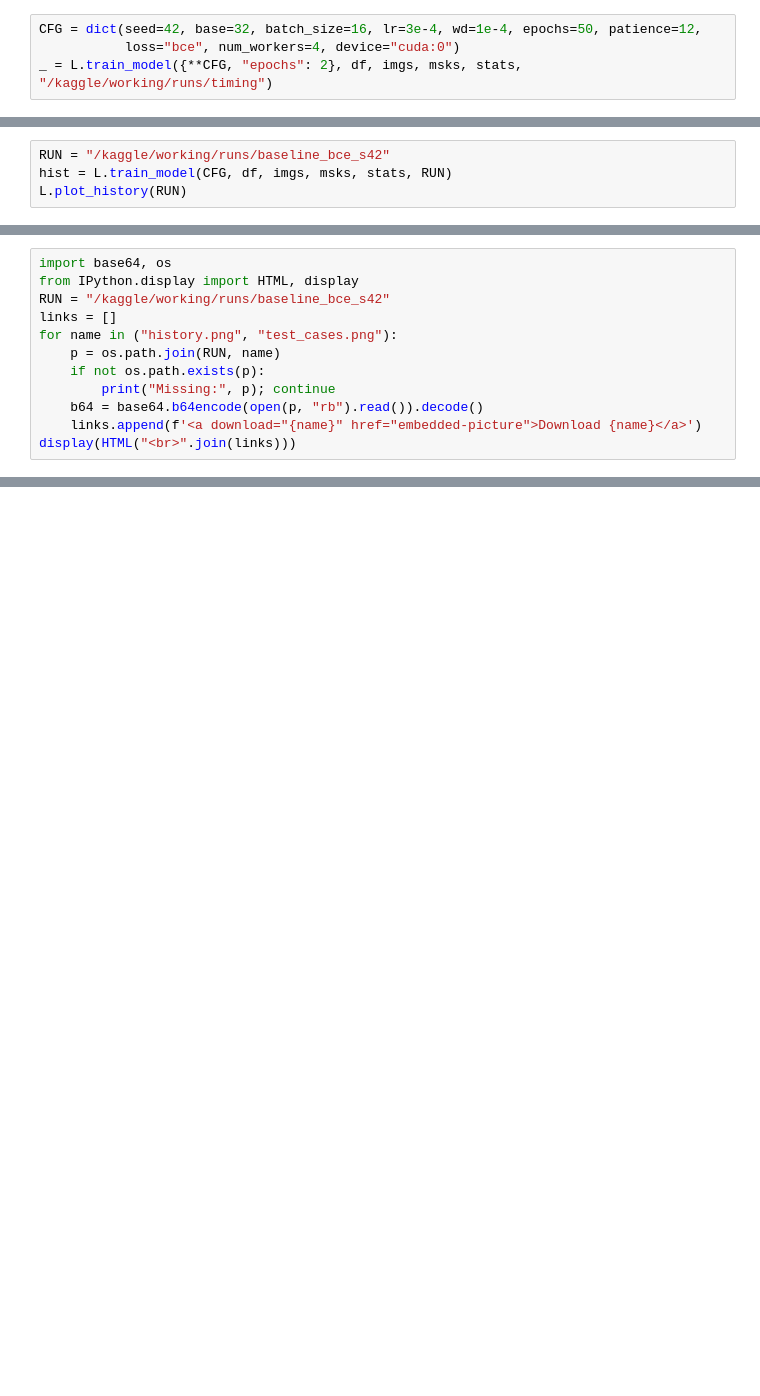
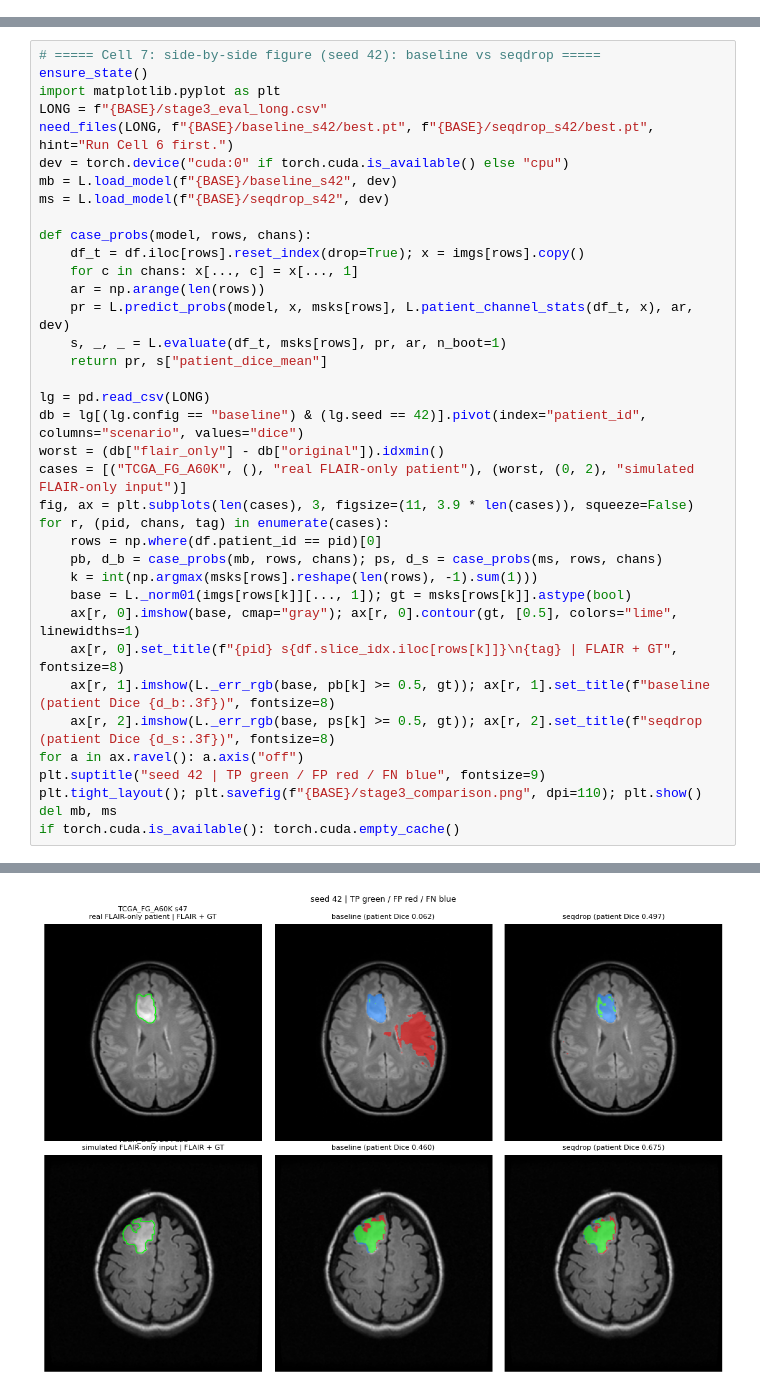
Before and after one commit to shariyabd/2D-Medical-Image-Segmentation-, a Jupyter notebook: 2d-segmentation.ipynb, the cells around one changed output, grey strips where cells are left out. Saved outputs shown, nothing was run; the diff lists cells and outputs as text; blank space fills up the shorter version.

Commit message:
Kaggle Notebook | 2d-segmentation | Version 7

```diff
--- a/2d-segmentation.ipynb
+++ b/2d-segmentation.ipynb
@@ -618,4 +517,0 @@ val          22     775
-# %%
-CFG = dict(seed=42, base=32, batch_size=16, lr=3e-4, wd=1e-4, epochs=50, patience=12,
-           loss="bce", num_workers=4, device="cuda:0")
-_ = L.train_model({**CFG, "epochs": 2}, df, imgs, msks, stats, "/kaggle/working/runs/timing")
@@ -627,4 +517,0 @@ Best val patient Dice 0.6872
-# %%
-RUN = "/kaggle/working/runs/baseline_bce_s42"
-hist = L.train_model(CFG, df, imgs, msks, stats, RUN)
-L.plot_history(RUN)
@@ -674,12 +517,0 @@ L.plot_cases(df, imgs, msks, probs_te, te, pat_raw, sl_raw, f"{RUN}/test_cases.p
-# %%
-import base64, os
-from IPython.display import HTML, display
-RUN = "/kaggle/working/runs/baseline_bce_s42"
-links = []
-for name in ("history.png", "test_cases.png"):
-    p = os.path.join(RUN, name)
-    if not os.path.exists(p):
-        print("Missing:", p); continue
-    b64 = base64.b64encode(open(p, "rb").read()).decode()
-    links.append(f'<a download="{name}" href="embedded-picture">Download {name}</a>')
-display(HTML("<br>".join(links)))
@@ -861,0 +703,38 @@ pd.concat({f"{c}_s{s}": p for (c, s), p in per.items()}, axis=1).round(4).to_csv
+# %%
+# ===== Cell 7: side-by-side figure (seed 42): baseline vs seqdrop =====
+ensure_state()
+import matplotlib.pyplot as plt
+LONG = f"{BASE}/stage3_eval_long.csv"
+need_files(LONG, f"{BASE}/baseline_s42/best.pt", f"{BASE}/seqdrop_s42/best.pt", hint="Run Cell 6 first.")
+dev = torch.device("cuda:0" if torch.cuda.is_available() else "cpu")
+mb = L.load_model(f"{BASE}/baseline_s42", dev)
+ms = L.load_model(f"{BASE}/seqdrop_s42", dev)
+
+def case_probs(model, rows, chans):
+    df_t = df.iloc[rows].reset_index(drop=True); x = imgs[rows].copy()
+    for c in chans: x[..., c] = x[..., 1]
+    ar = np.arange(len(rows))
+    pr = L.predict_probs(model, x, msks[rows], L.patient_channel_stats(df_t, x), ar, dev)
+    s, _, _ = L.evaluate(df_t, msks[rows], pr, ar, n_boot=1)
+    return pr, s["patient_dice_mean"]
+
+lg = pd.read_csv(LONG)
+db = lg[(lg.config == "baseline") & (lg.seed == 42)].pivot(index="patient_id", columns="scenario", values="dice")
+worst = (db["flair_only"] - db["original"]).idxmin()
+cases = [("TCGA_FG_A60K", (), "real FLAIR-only patient"), (worst, (0, 2), "simulated FLAIR-only input")]
+fig, ax = plt.subplots(len(cases), 3, figsize=(11, 3.9 * len(cases)), squeeze=False)
+for r, (pid, chans, tag) in enumerate(cases):
+    rows = np.where(df.patient_id == pid)[0]
+    pb, d_b = case_probs(mb, rows, chans); ps, d_s = case_probs(ms, rows, chans)
+    k = int(np.argmax(msks[rows].reshape(len(rows), -1).sum(1)))
+    base = L._norm01(imgs[rows[k]][..., 1]); gt = msks[rows[k]].astype(bool)
+    ax[r, 0].imshow(base, cmap="gray"); ax[r, 0].contour(gt, [0.5], colors="lime", linewidths=1)
+    ax[r, 0].set_title(f"{pid} s{df.slice_idx.iloc[rows[k]]}\n{tag} | FLAIR + GT", fontsize=8)
+    ax[r, 1].imshow(L._err_rgb(base, pb[k] >= 0.5, gt)); ax[r, 1].set_title(f"baseline (patient Dice {d_b:.3f})", fontsize=8)
+    ax[r, 2].imshow(L._err_rgb(base, ps[k] >= 0.5, gt)); ax[r, 2].set_title(f"seqdrop (patient Dice {d_s:.3f})", fontsize=8)
+for a in ax.ravel(): a.axis("off")
+plt.suptitle("seed 42 | TP green / FP red / FN blue", fontsize=9)
+plt.tight_layout(); plt.savefig(f"{BASE}/stage3_comparison.png", dpi=110); plt.show()
+del mb, ms
+if torch.cuda.is_available(): torch.cuda.empty_cache()
+# %% [output]
@@ -861,0 +743 @@ pd.concat({f"{c}_s{s}": p for (c, s), p in per.items()}, axis=1).round(4).to_csv
+[figure, added]
```
Also changed, not shown: parts of 27 cells of this notebook.
